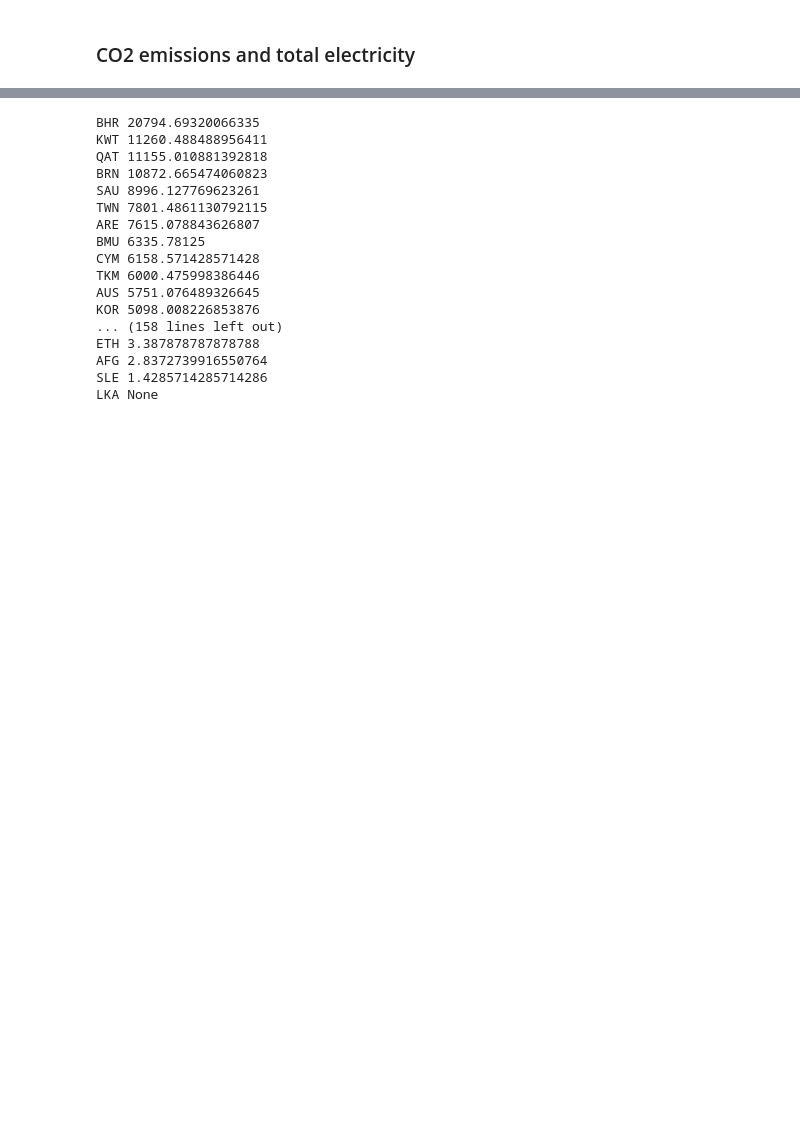
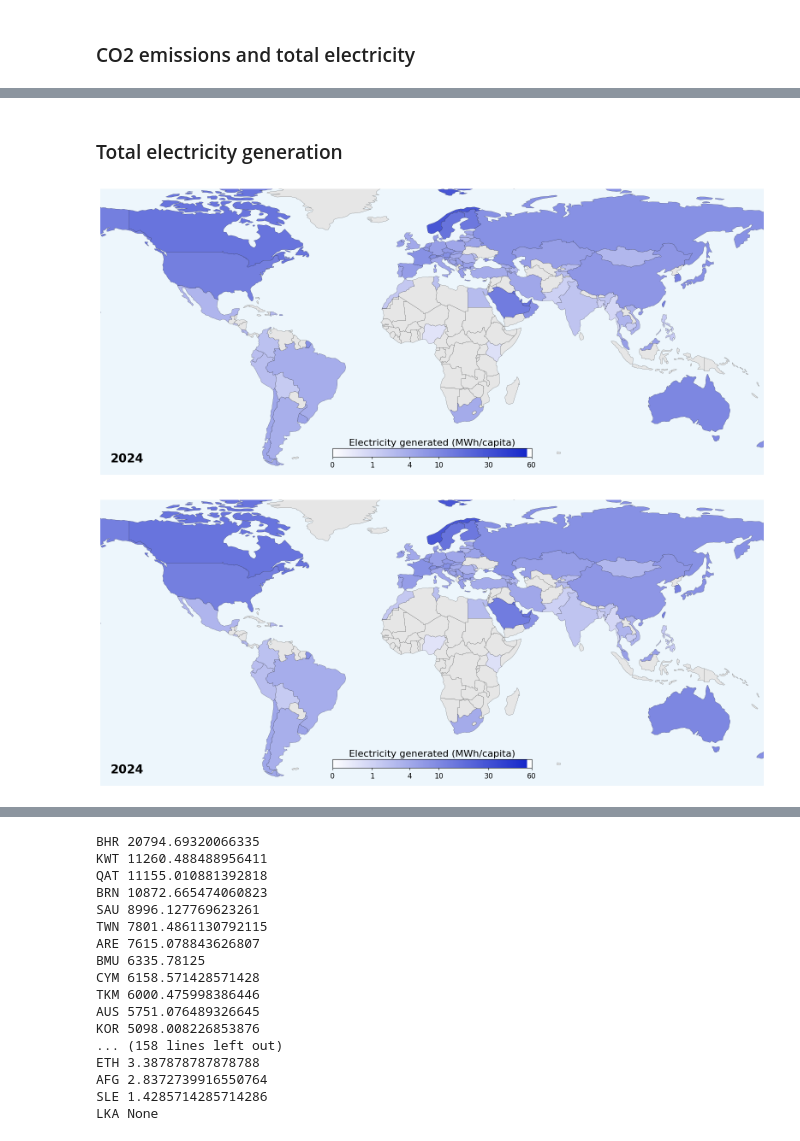
Before and after one commit to raulgarciadiez/energy_maps, a Jupyter notebook: color_code.ipynb, the cells around one changed output, grey strips where cells are left out. Cells and saved outputs as stored; diff of their text form; code cells hidden in the pictures; blank space fills up the shorter version.

```diff
--- a/color_code.ipynb
+++ b/color_code.ipynb
@@ -400,0 +502,10 @@ plt.show()
+# %% [markdown]
+### Total electricity generation
+# %%
+DATA_COLUMN = "Total Generation per capita"
+Year =2024
+cbar_label = "Electricity generated (MWh/capita)"
+plot_map(Year, DATA_COLUMN, "#1628CA", cbar_label, cbar_ON=True)
+# %% [output]
+[figure, added]
+[figure, added]
```
Also changed, not shown: parts of 6 cells of this notebook, 2 other files.
